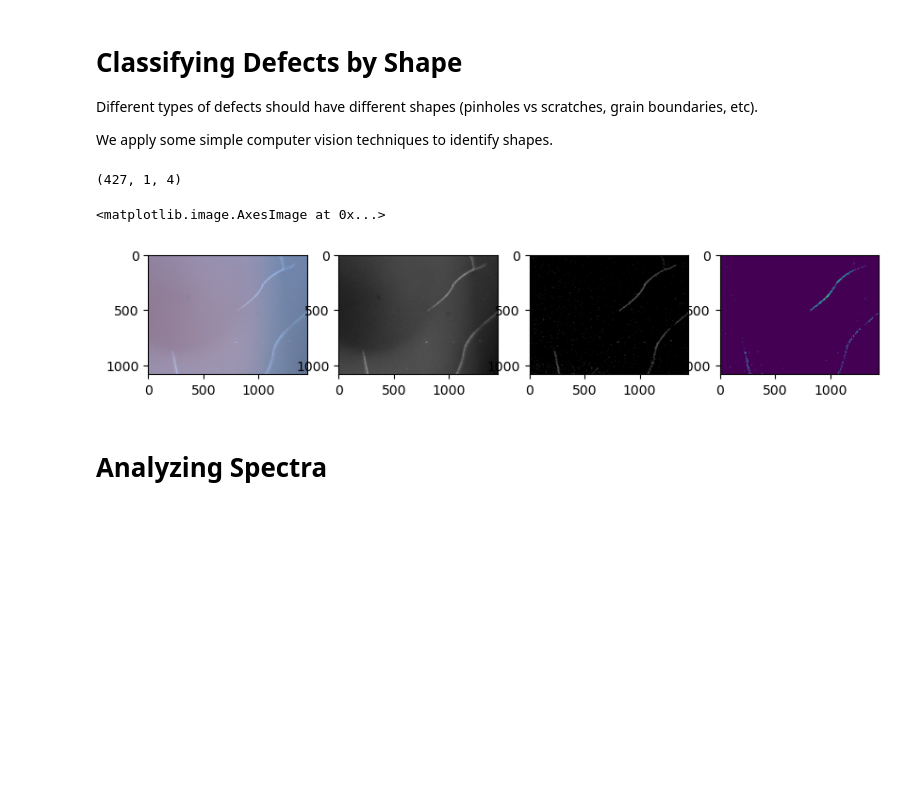
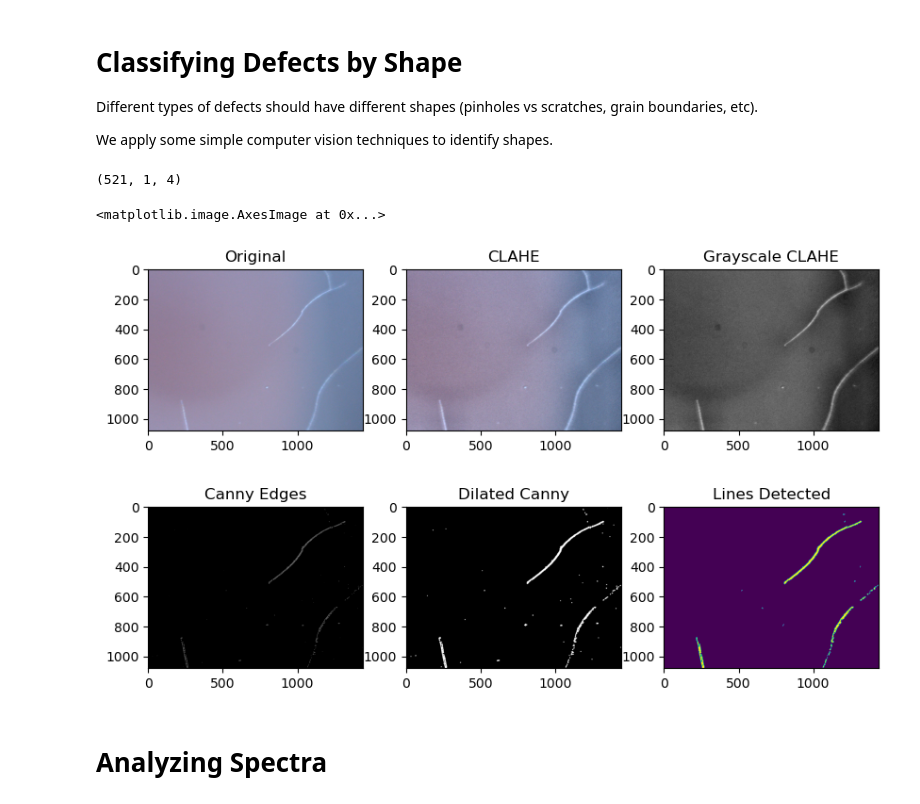
Before and after one commit to fenning-research-group/PASCAL_TrainView, a Jupyter notebook: analysis.ipynb, the cells around one changed output. Saved outputs shown, nothing was run; the diff lists cells and outputs as text; code cells hidden in the pictures; blank space fills up the shorter version.

Commit message:
try CLAHE and dilation to get better line detection

```diff
--- a/analysis.ipynb
+++ b/analysis.ipynb
@@ -337,43 +337,77 @@ We apply some simple computer vision techniques to identify shapes.
 # %%
 # now, specifically look for line defects which may be indicative of scratches
 # use the Houghline method for line detection
 
-import cv2 as cv
+import cv2
 
-fig, ax = plt.subplots(1,4, figsize=(10,20))
+# cv2 operates on BGR images, so need to convert from RGB
+# many functions require uint8 format, so also convert to 0-255
+bf_img = cv2.cvtColor(np.uint8(255*rawdf['bf_0'][i]), cv2.COLOR_RGB2BGR)
 
-ax[0].imshow(rawdf['bf_0'][i])
+# use the LAB colorspace to boost contrast
+# converting to LAB color space
+lab= cv2.cvtColor(bf_img, cv2.COLOR_BGR2LAB)
+l_channel, a, b = cv2.split(lab)
 
-gray = cv.cvtColor(rawdf['bf_0'][i], cv2.COLOR_BGR2GRAY) # convert brightfield image to grayscale
-ax[1].imshow(gray, cmap='gray')
+# Applying CLAHE to L-channel
+# feel free to try different values for the limit and grid size:
+clahe = cv2.createCLAHE(clipLimit=2.0, tileGridSize=(8,8))
+cl = clahe.apply(l_channel)
+
+# merge the CLAHE enhanced L-channel with the a and b channel
+limg = cv2.merge((cl,a,b))
+
+# Converting image from LAB Color model to BGR color spcae
+enhanced_img = cv2.cvtColor(limg, cv2.COLOR_LAB2BGR)
+
+gray = cv2.cvtColor(enhanced_img, cv2.COLOR_BGR2GRAY) # convert brightfield image to grayscale
 
 # apply canny edge detection
-# canny filter needs image in 8-bit uint format, so convert to 0-255
-gray = np.uint8(255*gray)
+# canny filter needs image in 8-bit uint format
 # may need to tune the thresholds for hysteresis to get more visible lines
-edges = cv.Canny(gray, 30, 50, apertureSize=3)
-ax[2].imshow(edges, cmap='gray')
+# currently CLAHE contrast enhancement isn't good for canny edge detection
+edges = cv2.Canny(cv2.cvtColor(bf_img, cv2.COLOR_BGR2GRAY), 40, 60, apertureSize=3)
+edges_dilated = cv2.dilate(edges, np.ones((5,5), np.uint8), iterations=1) # dilate to expand the edges and connect lines
 
 # apply hough lines transform to find lines
 # may need to tune resolution and threshold parameters
-lines = cv.HoughLinesP(edges, 2, np.pi/180 * 4, 100)
-print(lines.shape)
+lines = cv2.HoughLinesP(edges_dilated, 2, np.pi/180 * 4, 100)
+print(lines.shape if lines.shape else None)
 
 # now visualize the lines
 img = np.zeros(gray.shape)
 for r_theta in lines:
     arr = np.array(r_theta[0], dtype=np.int32)
     x1, y1, x2, y2 = arr
 
     # cv.line draws a line in img from the point(x1,y1) to (x2,y2).
     # (255,255,255) denotes the colour of the line to be drawn
-    cv.line(img, (x1, y1), (x2, y2), (255, 255, 255), 2)
+    cv2.line(img, (x1, y1), (x2, y2), (255, 255, 255), 2)
 
-ax[3].imshow(img)
+# now plot
+fig, ax = plt.subplots(2,3, figsize=(10,6))
+
+ax[0,0].set_title('Original')
+ax[0,0].imshow(cv2.cvtColor(bf_img, cv2.COLOR_BGR2RGB))
+
+ax[0,1].set_title('CLAHE')
+ax[0,1].imshow(cv2.cvtColor(enhanced_img, cv2.COLOR_BGR2RGB))
+
+ax[0,2].set_title('Grayscale CLAHE')
+ax[0,2].imshow(gray, cmap='gray')
+
+ax[1,0].set_title('Canny Edges')
+ax[1,0].imshow(edges, cmap='gray')
+
+ax[1,1].set_title('Dilated Canny')
+ax[1,1].imshow(edges_dilated, cmap='gray')
+
+ax[1,2].set_title('Lines Detected')
+ax[1,2].imshow(img)
 # %% [output]
-(427, 1, 4)
+(521, 1, 4)
 <matplotlib.image.AxesImage at 0x...>
-[figure, old version]
+[figure, new version]
 # %% [markdown]
 # Analyzing Spectra
 # %%
```
